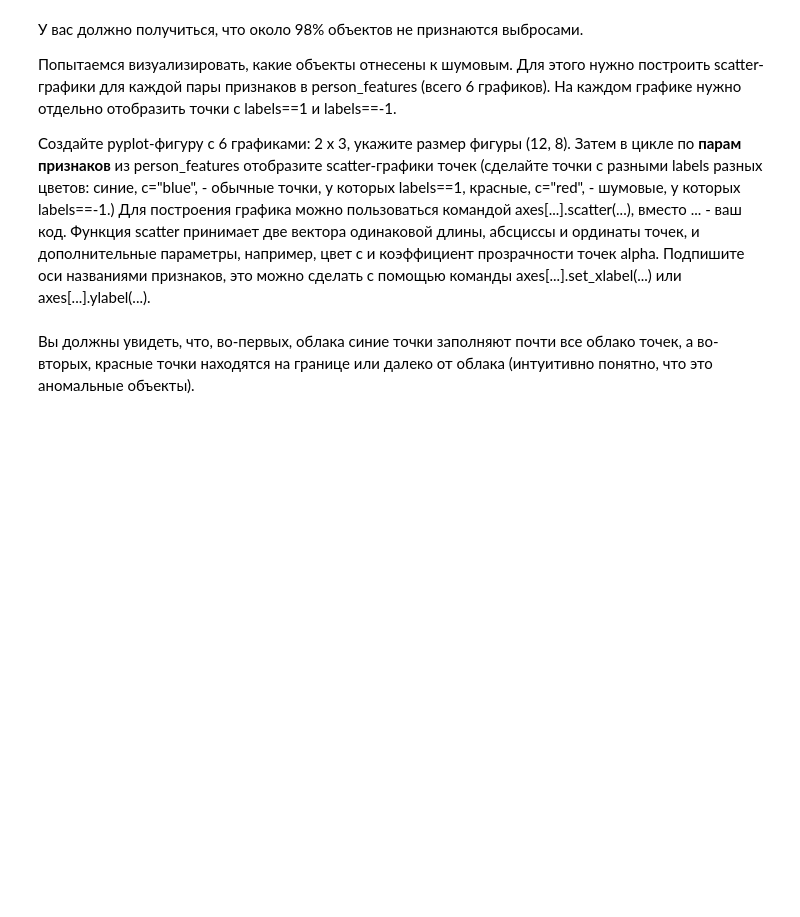
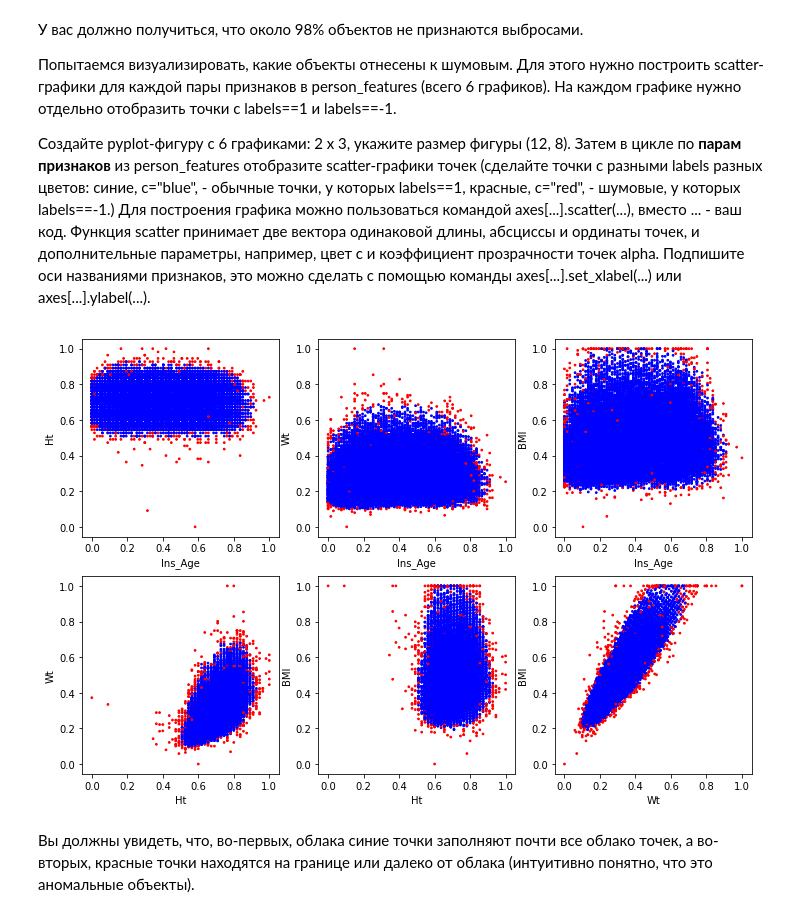
Before and after one commit to kashevg/coursera, a Jupyter notebook: tasks/course3/VisualizationPeerReview.ipynb, the cells around one changed output. Cells and saved outputs as stored; diff of their text form; code cells hidden in the pictures; blank space fills up the shorter version.

```diff
--- a/tasks/course3/VisualizationPeerReview.ipynb
+++ b/tasks/course3/VisualizationPeerReview.ipynb
@@ -265,6 +295,9 @@ plt.legend()
 В t_SNE метрику можно указать при создании объекта класса TSNE, в MDS это реализуется несколько сложнее. Нужно указать dissimilarity="precomputed", а в fit_transform подать не матрицу объектов, а матрицу попарных расстояний между объектами. Создать ее можно с помощью функции pairwise_distances с параметрами: матрица объектов, метрика.
 # %%
 # Код 6. Присвойте переменной MDS_transformed_cos результат понижения размерности методом MDS с косинусной метрикой
+mds = MDS(dissimilarity="precomputed", random_state = 321)
+d = pairwise_distances(data_subset, metric = 'cosine')
+MDS_transformed_cos = mds.fit_transform(d)
 # %%
 colors = cm.rainbow(np.linspace(0, 1, len(set(response_subset))))
 for y, c in zip(set(response_subset), colors):
@@ -313,3 +353,21 @@ labels = svm_.predict(sdata[person_features])
+# %%
+# Код 7. Постройте 6 графиков
+from itertools import combinations
+cmap = []
+plt.subplots(2, 3, figsize = (12, 8))
+for i, item in enumerate(combinations(person_features, 2), 1):
+    ax = plt.subplot(2, 3, i)
+    x, y = item
+    plt.scatter(x = sdata[x],
+                y = sdata[y],
+                c = labels * -1,
+                cmap = 'bwr',
+                s = 3)
+    ax.set_xlabel(x)
+    ax.set_ylabel(y)
+plt.show()
+# %% [output]
+[figure, added]
 # %% [markdown]
 Вы должны увидеть, что, во-первых, облака синие точки заполняют почти все облако точек, а во-вторых, красные точки находятся на границе или далеко от облака (интуитивно понятно, что это аномальные объекты).
 # %% [markdown]
```
Also changed, not shown: parts of 20 cells of this notebook.
